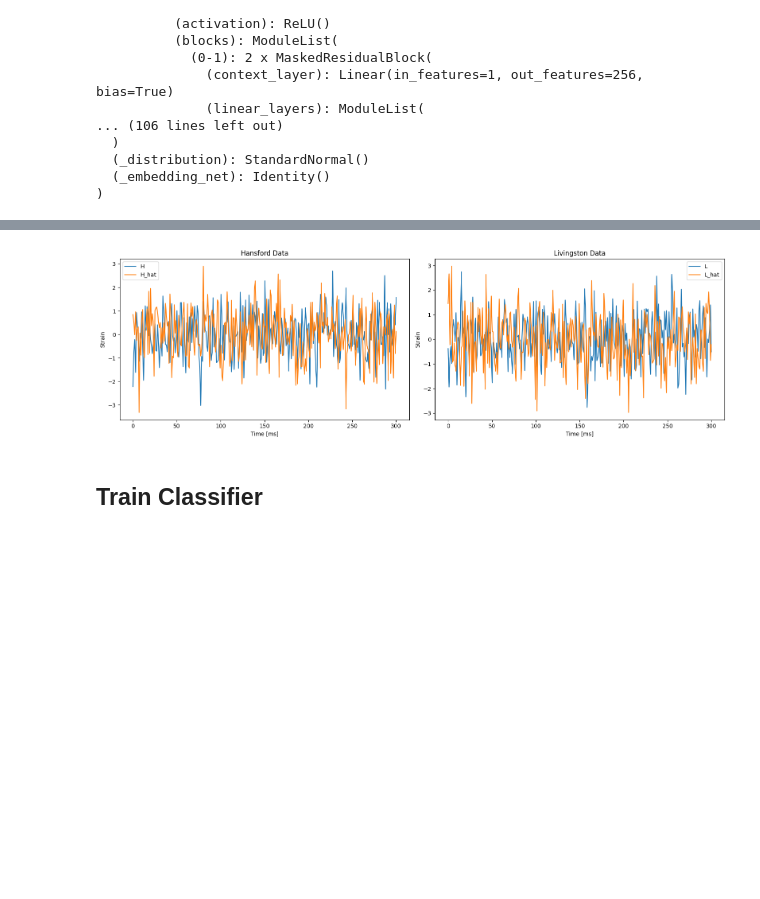
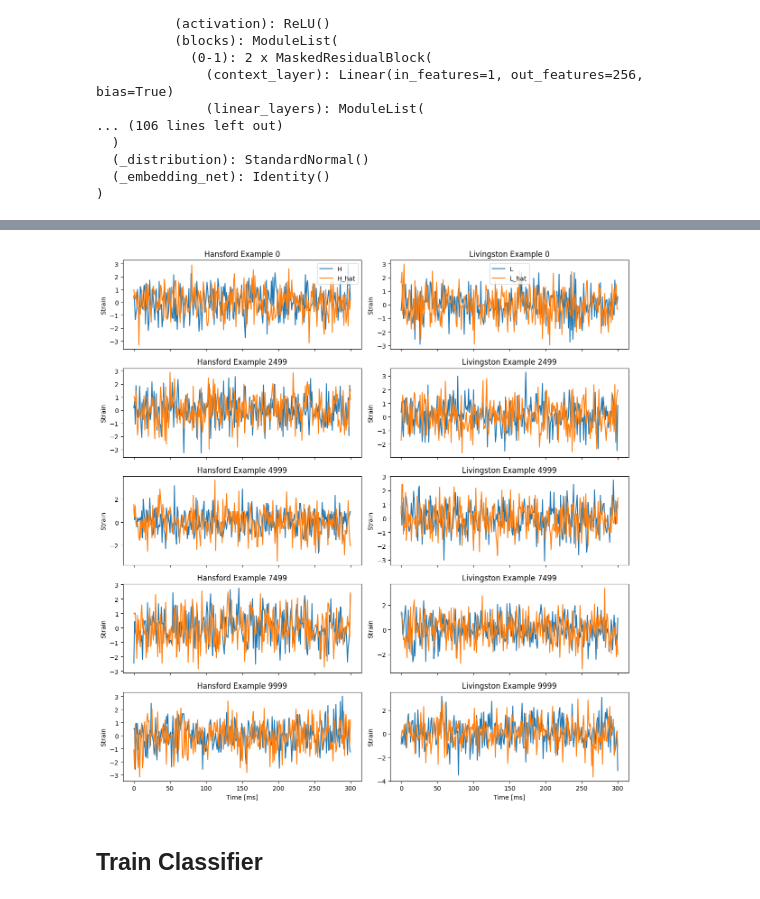
Before and after one commit to KrishWu/ranode, a Jupyter notebook: notebooks/gw_classifier.ipynb, the cells around one changed output, grey strips where cells are left out. Saved outputs shown, nothing was run; the diff lists cells and outputs as text; code cells hidden in the pictures; blank space fills up the shorter version.

Commit message:
Refactor gravitational wave classifier for single dataset training and added richer diagnostics to the flow preview

```diff
--- a/notebooks/gw_classifier.ipynb
+++ b/notebooks/gw_classifier.ipynb
@@ -430,27 +413,35 @@ X_real_train.shape, X_hat_train.shape
 # %%
-# Plot signal and background data side by side
-fig, (ax1, ax2) = plt.subplots(1, 2, figsize=(16, 5))
+# Plot multiple signal and background examples
+num_examples = 5
+indices = np.linspace(0, X_real_train.shape[0] - 1, num_examples, dtype=int)
 
-# Signal data
-ax1.plot(time,X_real_train[0,0,:],label="H")
-ax1.plot(time,X_hat_train[0,0,:],label="H_hat")
-ax1.set_xlabel("Time [ms]")
-ax1.set_ylabel("Strain")
-ax1.set_title("Hansford Data")
-ax1.legend()
+fig, axes = plt.subplots(num_examples, 2, figsize=(12, 2.5 * num_examples), sharex=True)
 
-# Background data
-ax2.plot(time,X_real_train[0,1,:],label="L")
-ax2.plot(time,X_hat_train[0,1,:],label="L_hat")
-ax2.set_xlabel("Time [ms]")
-ax2.set_ylabel("Strain")
-ax2.set_title("Livingston Data")
-ax2.legend()
+for row, idx in enumerate(indices):
+    ax_h = axes[row, 0]
+    ax_l = axes[row, 1]
+
+    ax_h.plot(time, X_real_train[idx, 0, :], label="H")
+    ax_h.plot(time, X_hat_train[idx, 0, :], label="H_hat")
+    ax_h.set_ylabel("Strain")
+    ax_h.set_title(f"Hansford Example {idx}")
+    if row == 0:
+        ax_h.legend()
+
+    ax_l.plot(time, X_real_train[idx, 1, :], label="L")
+    ax_l.plot(time, X_hat_train[idx, 1, :], label="L_hat")
+    ax_l.set_ylabel("Strain")
+    ax_l.set_title(f"Livingston Example {idx}")
+    if row == 0:
+        ax_l.legend()
+
+for ax in axes[-1, :]:
+    ax.set_xlabel("Time [ms]")
 
 plt.tight_layout()
 plt.show()
 # %% [output]
-[figure, old version]
+[figure, new version]
 # %% [markdown]
 ## Train Classifier
 # %%
```
Also changed, not shown: parts of 10 cells of this notebook.
